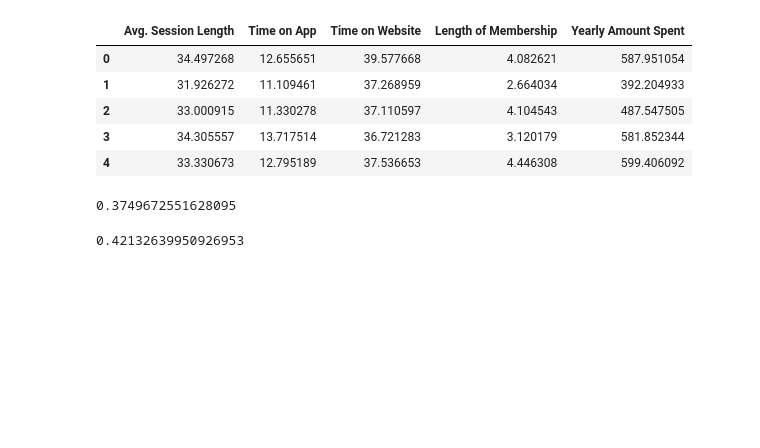
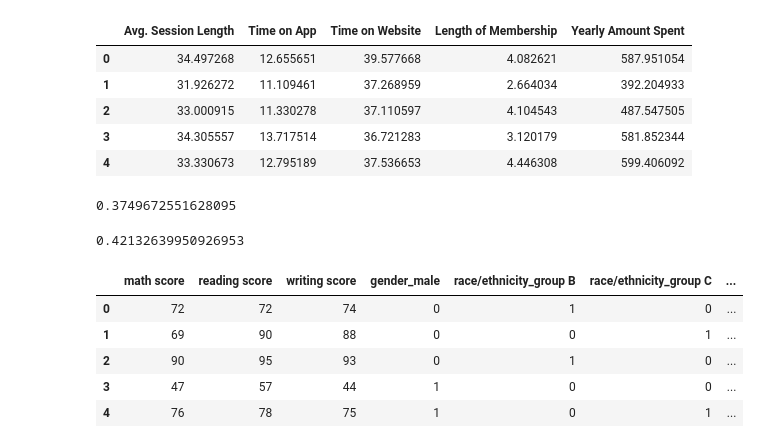
Before and after one commit to vvseva/DS_DAPS, a Jupyter notebook: 4-lab/4-prediction.ipynb, the cells around one changed output. Saved outputs shown, nothing was run; the diff lists cells and outputs as text; code cells hidden in the pictures; blank space fills up the shorter version.

```diff
--- a/4-lab/4-prediction.ipynb
+++ b/4-lab/4-prediction.ipynb
@@ -403,3 +412,16 @@ reg.score(X_train, y_train)
 reg.score(X_test, y_test)
 # %% [output]
 0.42132639950926953
+# %%
+df = pd.read_csv("StudentsPerformance.csv")
+df_dumm = pd.get_dummies(df,
+                         columns = ['gender', 'race/ethnicity', 'parental level of education',
+                                    'lunch', 'test preparation course'], drop_first=True)
+df_dumm.head()
+# %% [output]
+|  | math score | reading score | writing score | gender_male | race/ethnicity_group B | race/ethnicity_group C | ... |
+| 0 | 72 | 72 | 74 | 0 | 1 | 0 | ... |
+| 1 | 69 | 90 | 88 | 0 | 0 | 1 | ... |
+| 2 | 90 | 95 | 93 | 0 | 1 | 0 | ... |
+| 3 | 47 | 57 | 44 | 1 | 0 | 0 | ... |
+| 4 | 76 | 78 | 75 | 1 | 0 | 1 | ... |
```
Also changed, not shown: parts of 14 cells of this notebook.
